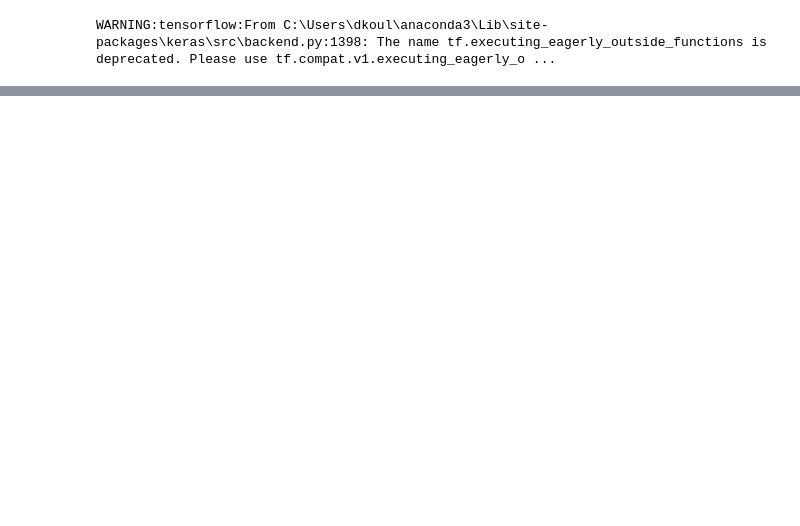
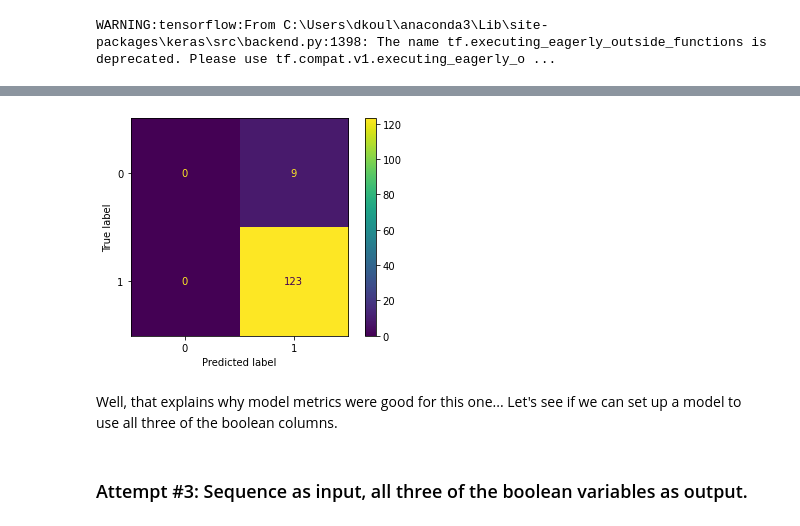
Before and after one commit to koulbeans/seqCD, a Jupyter notebook: EDA_CD.ipynb, the cells around one changed output, grey strips where cells are left out. Drawn from its saved outputs; the diff is of its cells as text; code cells hidden in the pictures; blank space fills up the shorter version.

Commit message:
Worked out bugs to run Keras model, tried out other models.

```diff
--- a/EDA_CD.ipynb
+++ b/EDA_CD.ipynb
@@ -689,0 +803,3 @@ ValueError: in user code:
+# %%
+X_train, X_test, y_train, y_test = train_test_split(padded_seqs, target_df_cat['alpha'])
+model2.fit(X_train, y_train, epochs=6, batch_size=32)
@@ -689,0 +822,3 @@ ValueError: in user code:
+# %%
+X_train, X_test, y_train, y_test = train_test_split(padded_seqs, target_df_cat['beta'])
+model2.fit(X_train, y_train, epochs=6, batch_size=32)
@@ -689,0 +841,3 @@ ValueError: in user code:
+# %%
+X_train, X_test, y_train, y_test = train_test_split(padded_seqs, target_df_cat['random_coil'])
+model2.fit(X_train, y_train, epochs=6, batch_size=32)
@@ -689,0 +860,2 @@ ValueError: in user code:
+# %%
+y_pred = model2.predict(X_test)
@@ -689,0 +864,12 @@ ValueError: in user code:
+# %%
+from sklearn.metrics import confusion_matrix, ConfusionMatrixDisplay
+
+
+ConfusionMatrixDisplay(confusion_matrix(y_test, y_pred)).plot()
+plt.show()
+# %% [output]
+[figure, added]
+# %% [markdown]
+Well, that explains why model metrics were good for this one... Let's see if we can set up a model to use all three of the boolean columns.
+# %% [markdown]
+### Attempt #3: Sequence as input, all three of the boolean variables as output.
```
Also changed, not shown: parts of 63 cells of this notebook.
